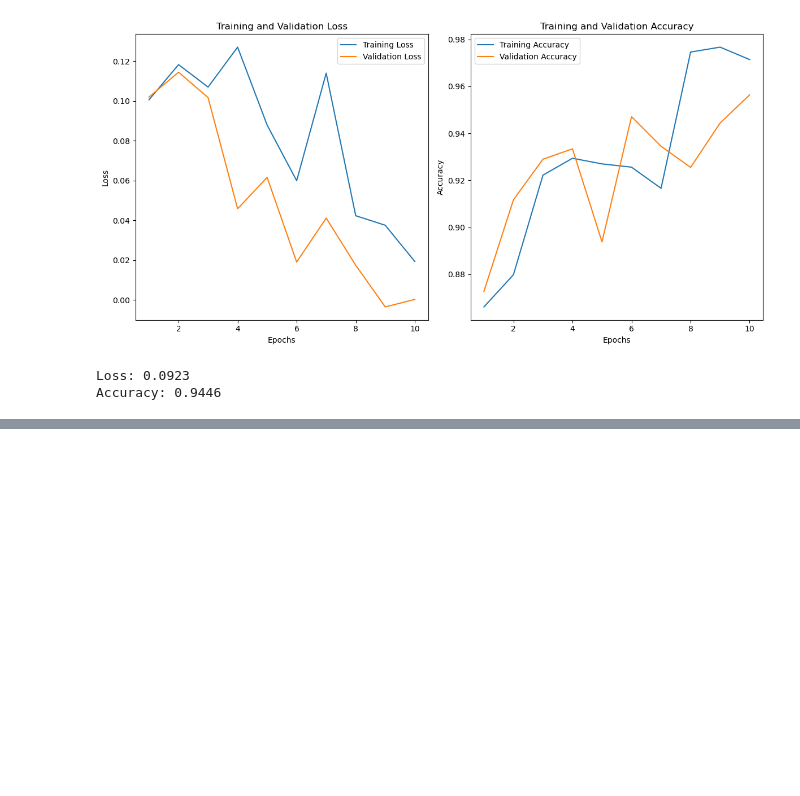
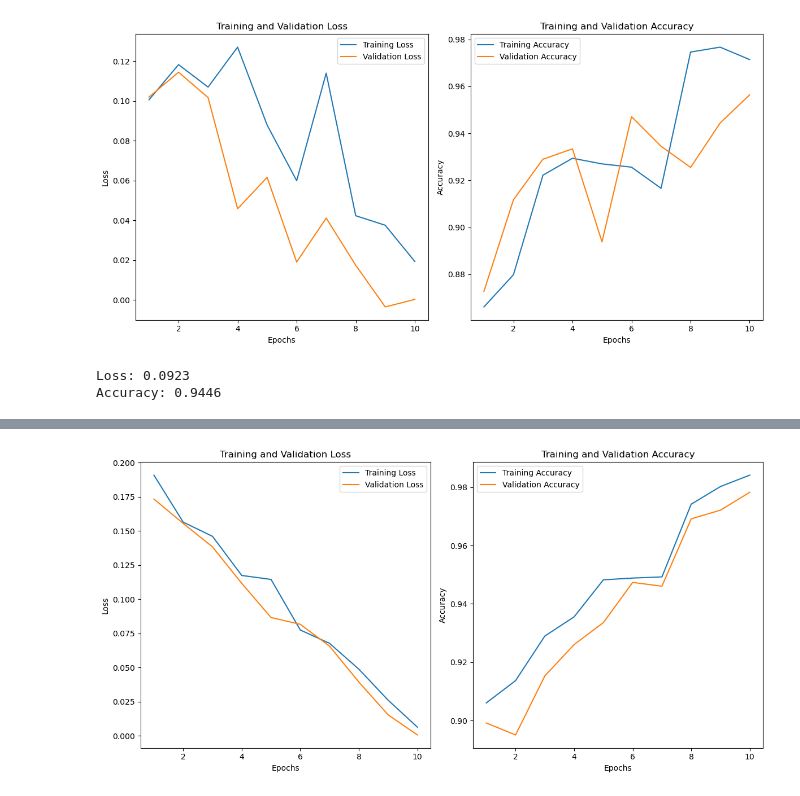
Before and after one commit to Salehabailey/Data-Science-Project, a Jupyter notebook: Model development.ipynb, the cells around one changed output, grey strips where cells are left out. Saved outputs shown, nothing was run; the diff lists cells and outputs as text; code cells hidden in the pictures; blank space fills up the shorter version.

Commit message:
LLM model (BERT model- Pretrained) has been created and trained on preprocessed dataset

```diff
--- a/Model development.ipynb
+++ b/Model development.ipynb
@@ -665,0 +668,14 @@ Accuracy: 0.9446
+# %%
+df = pd.read_csv('preprocessed.csv')
+
+# Convert lists to strings
+df['Encoded_Content'] = df['Encoded_Content'].apply(lambda x: ' '.join(eval(x)))
+
+df['Encoded_Content'] = df['Encoded_Content'].astype(str).fillna(' ')
+texts = df['Encoded_Content'].values
+labels = df['Label'].values
+texts = texts.tolist()
+labels = labels.tolist()
+
+x_temp, x_test, y_temp, y_test = train_test_split(texts, labels, test_size=0.2, random_state=42)
+x_train_texts, x_val_texts, y_train, y_val = train_test_split(x_temp, y_temp, test_size=0.25, random_state=42)  # 0.25 * 0.8 = 0.2
@@ -665,0 +702,7 @@ Accuracy: 0.9446
+# %%
+model = TFBertForSequenceClassification.from_pretrained('bert-base-uncased', num_labels=2)
+model.compile(optimizer=tf.keras.optimizers.Adam(learning_rate=2e-5),
+              loss=tf.keras.losses.SparseCategoricalCrossentropy(from_logits=True),
+              metrics=['accuracy'])
+
+history = model.fit(train_dataset, validation_data=val_dataset, epochs=10)
@@ -665,0 +730,25 @@ Accuracy: 0.9446
+# %%
+history_dict = history.history
+plt.figure(figsize=(12, 6))
+
+plt.subplot(1, 2, 1)
+plt.plot(history_dict['loss'], label='Training Loss')
+plt.plot(history_dict['val_loss'], label='Validation Loss')
+plt.xlabel('Epoch')
+plt.ylabel('Loss')
+plt.title('Training and Validation Loss')
+plt.legend()
+
+# Plot training & validation accuracy
+plt.subplot(1, 2, 2)
+plt.plot(history_dict['accuracy'], label='Training Accuracy')
+plt.plot(history_dict['val_accuracy'], label='Validation Accuracy')
+plt.xlabel('Epoch')
+plt.ylabel('Accuracy')
+plt.title('Training and Validation Accuracy')
+plt.legend()
+
+plt.tight_layout()
+plt.show()
+# %% [output]
+[figure, added]
```
Also changed, not shown: parts of 4 cells of this notebook.
